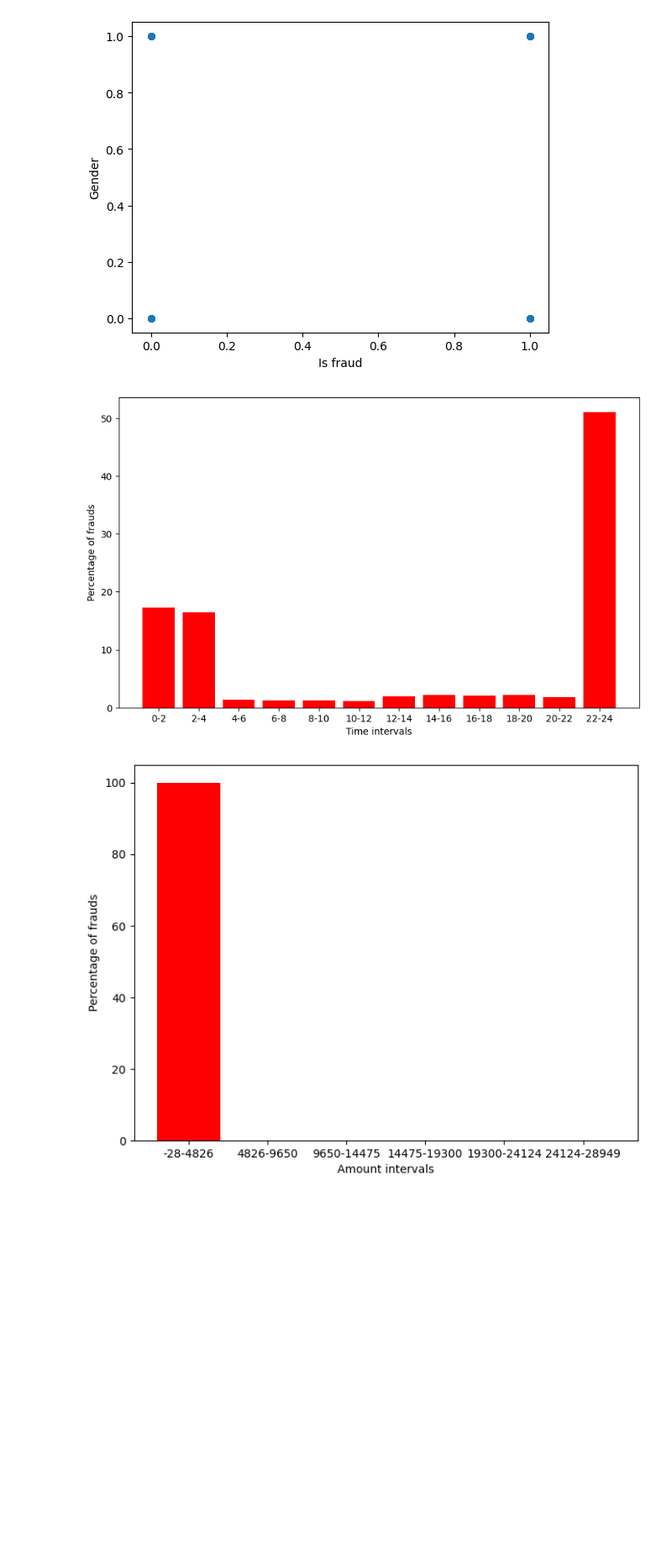
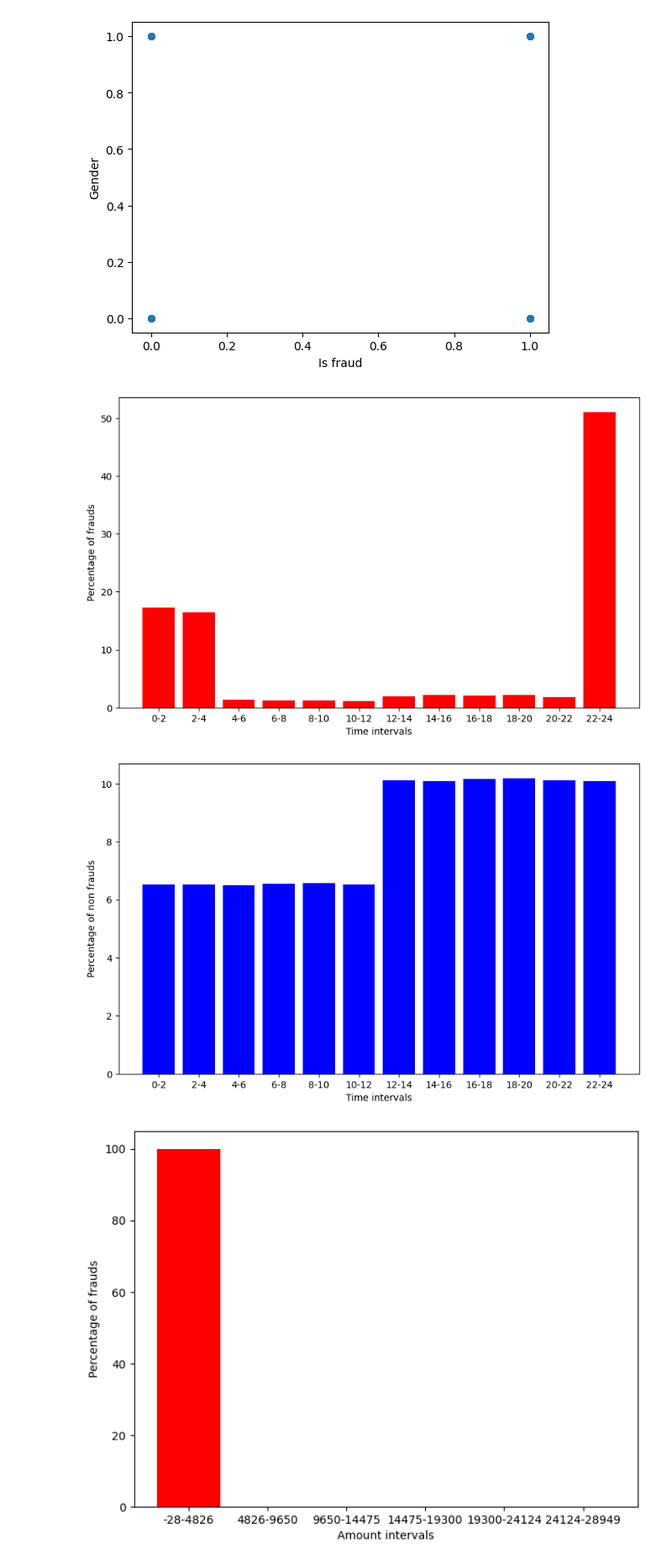
Before and after one commit to SenZmaKi/NyakaMwizi, a Jupyter notebook: nyakamwizi.ipynb, the cells around one changed output. Shown at 84% size. Drawn from its saved outputs; the diff is of its cells as text; code cells hidden in the pictures; blank space fills up the shorter version.

```diff
--- a/nyakamwizi.ipynb
+++ b/nyakamwizi.ipynb
@@ -230,9 +230,11 @@ def plot_distributions(df: pd.DataFrame, target_column: str, xlabel: str, ylabel
 # %%
 fraud_transactions = transactions_encoded[transactions_encoded["is_fraud"]==1]
 non_fraud_transactions = transactions_encoded[transactions_encoded["is_fraud"]==0]
 plot_distributions(fraud_transactions, "time_interval", "Time intervals", "Percentage of frauds", (10, 6), "r")
+plot_distributions(non_fraud_transactions, "time_interval", "Time intervals", "Percentage of non frauds", (10, 6), "b")
 # %% [output]
 [figure]
+[figure, added]
 # %%
 
 plot_distributions(fraud_transactions, "amt_interval", "Amount intervals", "Percentage of frauds", (8, 6), "r")
```
Also changed, not shown: parts of 2 cells of this notebook, 1 other file.
